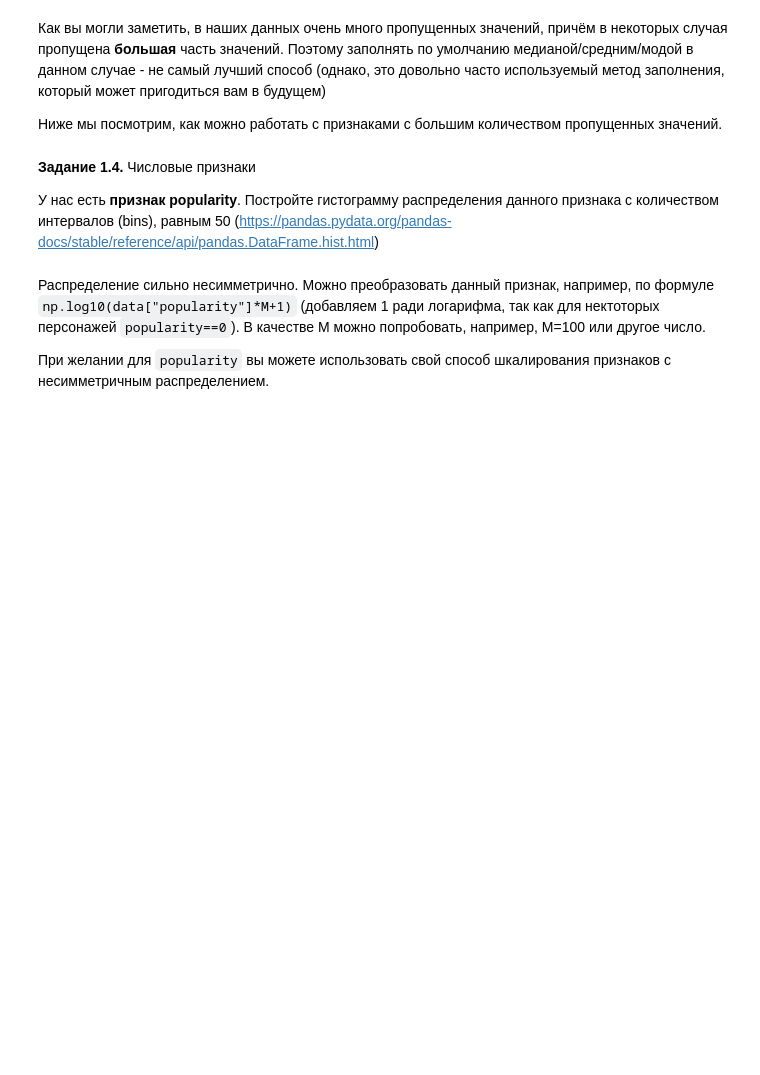
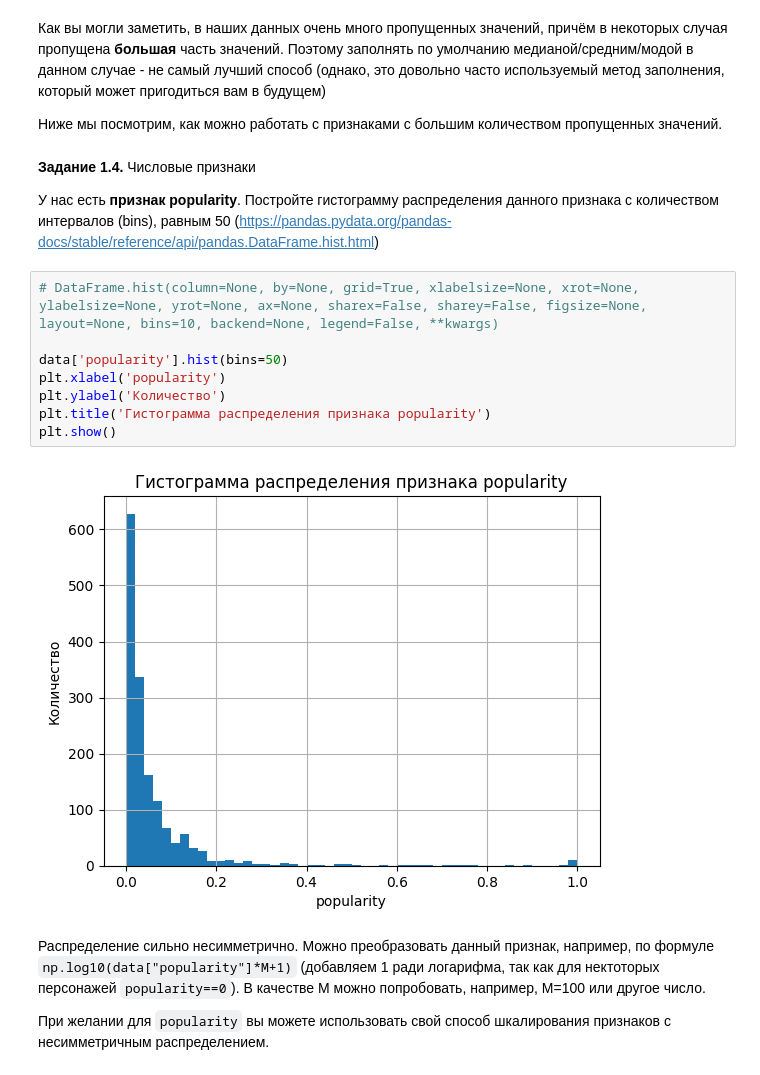
Before and after one commit to chrngvg-boop/my-colab-project1, a Jupyter notebook: week_01_ml_intro/Homework/hw_1_game_of_thrones.ipynb, the cells around one changed output. Cells and saved outputs as stored; diff of their text form; blank space fills up the shorter version.

```diff
--- a/week_01_ml_intro/Homework/hw_1_game_of_thrones.ipynb
+++ b/week_01_ml_intro/Homework/hw_1_game_of_thrones.ipynb
@@ -209,6 +212,16 @@ dtype: float64
 **Задание 1.4.** Числовые признаки
 
 У нас есть **признак popularity**. Постройте гистограмму распределения данного признака с количеством интервалов (bins), равным 50 (https://pandas.pydata.org/pandas-docs/stable/reference/api/pandas.DataFrame.hist.html)
+# %%
+# DataFrame.hist(column=None, by=None, grid=True, xlabelsize=None, xrot=None, ylabelsize=None, yrot=None, ax=None, sharex=False, sharey=False, figsize=None, layout=None, bins=10, backend=None, legend=False, **kwargs)
+
+data['popularity'].hist(bins=50)
+plt.xlabel('popularity')
+plt.ylabel('Количество')
+plt.title('Гистограмма распределения признака popularity')
+plt.show()
+# %% [output]
+[figure, added]
 # %% [markdown]
 Распределение сильно несимметрично. Можно преобразовать данный признак, например, по формуле `np.log10(data["popularity"]*M+1)` (добавляем 1 ради логарифма, так как для нектоторых персонажей `popularity==0`). В качестве M можно попробовать, например, M=100 или другое число.
 
```
Also changed, not shown: parts of 7 cells of this notebook.
